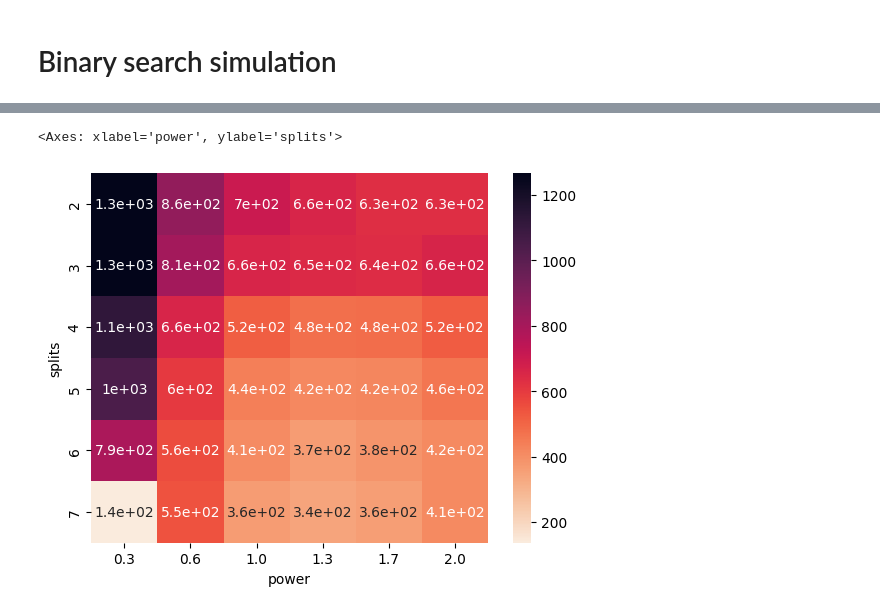
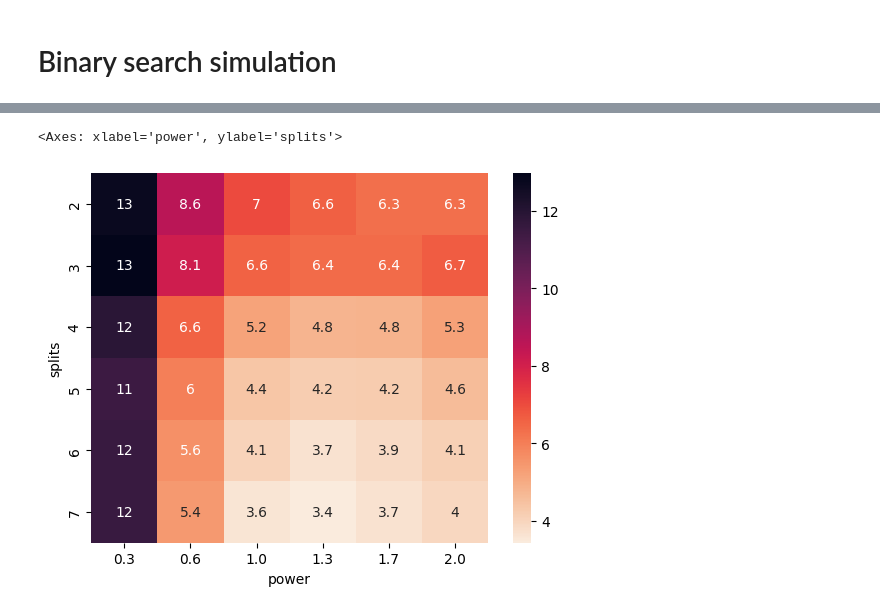
Before and after one commit to Sauciu1/BO-Coli, a Jupyter notebook: binary_split_simulation.ipynb, the cells around one changed output, grey strips where cells are left out. Drawn from its saved outputs; the diff is of its cells as text; code cells hidden in the pictures.

```diff
--- a/binary_split_simulation.ipynb
+++ b/binary_split_simulation.ipynb
@@ -35,46 +35,45 @@ sns.lineplot(res)
 # %%
-results = []
-def run_simulations(center_space, power_space, split_space):
+
+def run_simulations(center_space, power_space, split_space, search_class):
+    results = []
     for log_center in center_space:
         linspace, logistic = distribution_functions.logistic_tensor(float(log_center), 1e-3, 0, 1e6)
         for splits in split_space:
             for power in power_space:
                 power = round(power, 1)
-                search = NNarySearch.NNarySearch(splits, split_power=power)
-                try:
-                    search.run_search(logistic)
+                search = search_class(splits, split_power=power)
 
-                    results.append({
-                        "log_center": log_center,
-                        "splits": splits,
-                        "power": power,
-                        "value": search.iterations,
-                    })
-                    #print('a', end= '-')
-                except:
-                    None
-                    #print()
-                    #print(f"Failed for log_center={log_center}, splits={splits}, power={power}")
+                search.run_search(logistic)
+
+                results.append({
+                    "log_center": log_center,
+                    "splits": splits,
+                    "power": power,
+                    "value": search.iterations,
+                })
+    df = pd.DataFrame(results)
+    pivot = df.pivot_table(
+        index="splits",
+        columns="power",
+        values="value",
+        aggfunc="mean"
+    )
+
+    return pivot
 
 
-    grid = pd.DataFrame(results)
-    #grid = grid / (len(center_space) * len(power_space) * len(split_space))
-    pivot = grid.pivot_table(index="splits", columns="power", values="value", aggfunc="sum")
-    return pivot
+center_space = np.linspace(1e2, 2e5, 100)
+power_space = np.linspace(0.3, 2, 6)
+split_space = np.arange(2, 8)
+
+pivot = run_simulations(center_space, power_space, split_space, NNarySearch.NNarySearch)
+
+
+sns.heatmap(
+    pivot,
+    annot=True,
+    cmap=sns.color_palette("rocket_r", as_cmap=True)
+)
+# %% [output]
+<Axes: xlabel='power', ylabel='splits'>
+[figure, added]
-# %%
-center_space = np.linspace(1e2, 2e5, 100)
-power_space = np.linspace(0.3, 2, 6)
-split_space = np.arange(2, 8)
-
-pivot = run_simulations(center_space, power_space, split_space)
-
-
-sns.heatmap(
-    pivot,
-    annot=True,
-   # fmt="d",  # integer format for annotations
-    cmap=sns.color_palette("rocket_r", as_cmap=True)
-)
-# %% [output]
-<Axes: xlabel='power', ylabel='splits'>
-[figure, removed]
```
Also changed, not shown: parts of 3 cells of this notebook, 3 other files.
